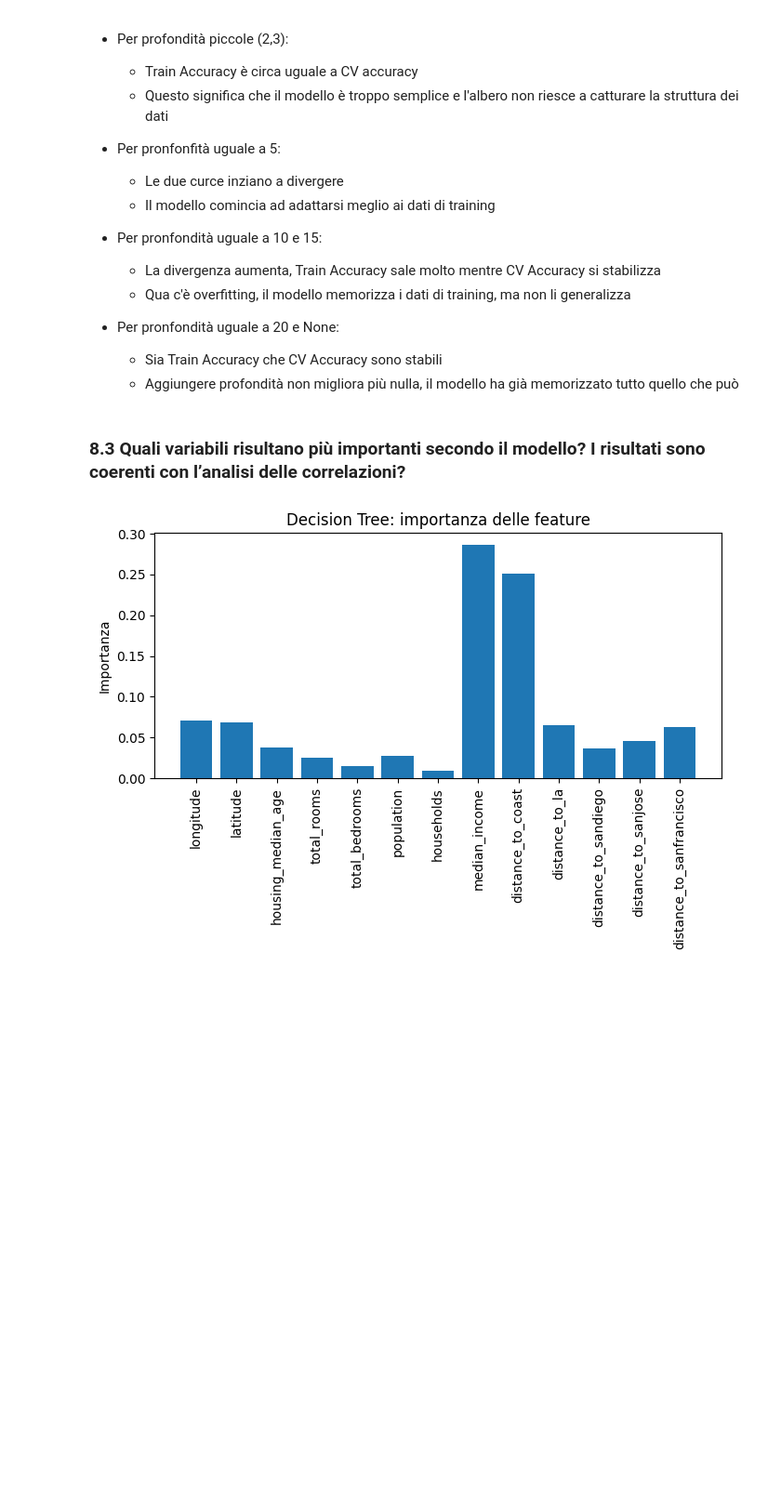
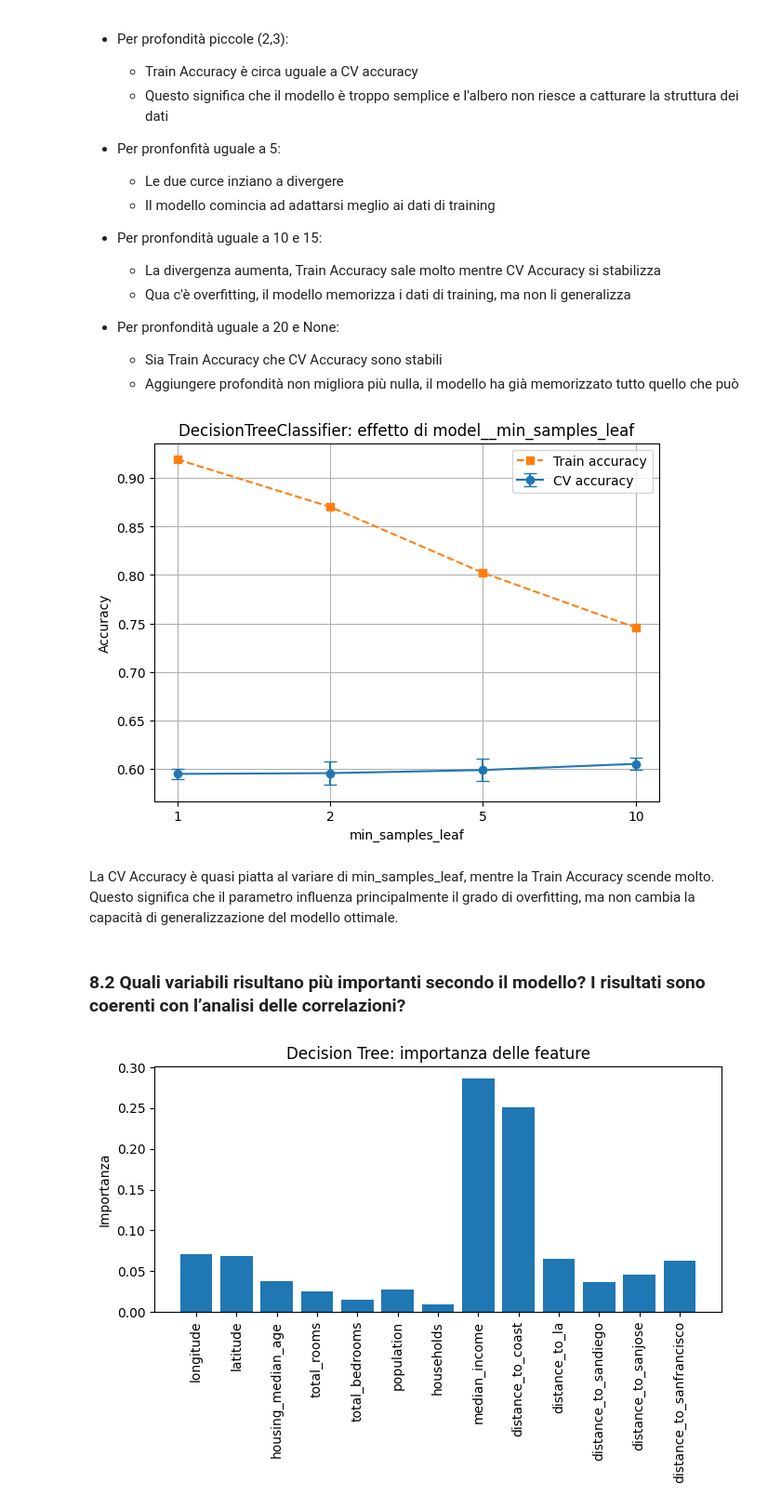
Before and after one commit to iamgiu/Introduzione-al-Data-Science, a Jupyter notebook: Progetto/S6537533_notebook.ipynb, the cells around one changed output. Shown at 93% size. Saved outputs shown, nothing was run; the diff lists cells and outputs as text; code cells hidden in the pictures; blank space fills up the shorter version.

```diff
--- a/Progetto/S6537533_notebook.ipynb
+++ b/Progetto/S6537533_notebook.ipynb
@@ -742,8 +742,44 @@ plt.show()
 - Per pronfondità uguale a 20 e None:
     - Sia Train Accuracy che CV Accuracy sono stabili
     - Aggiungere profondità non migliora più nulla, il modello ha già memorizzato tutto quello che può
+# %%
+tree_results = tree_grid.cv_results_
+
+depths = tree_param_grid["model__min_samples_leaf"]
+depth_labels = [str(d) for d in depths]
+
+means_test = []
+means_train = []
+stds = []
+
+for depth in depths:
+    for p, mean_test, mean_train, std in zip(
+        tree_results["params"],
+        tree_results["mean_test_score"],
+        tree_results["mean_train_score"],
+        tree_results["std_test_score"],
+    ):
+        if p["model__min_samples_leaf"] == depth and p["model__max_depth"] == 15:
+            means_test.append(mean_test)
+            means_train.append(mean_train)
+            stds.append(std)
+            break
+
+plt.figure(figsize=(7, 5))
+plt.errorbar(depth_labels, means_test, yerr=stds, marker="o", capsize=5, label="CV accuracy")
+plt.plot(depth_labels, means_train, marker="s", linestyle="--", label="Train accuracy")
+plt.xlabel("min_samples_leaf")
+plt.ylabel("Accuracy")
+plt.title("DecisionTreeClassifier: effetto di model__min_samples_leaf")
+plt.legend()
+plt.grid(True)
+plt.show()
+# %% [output]
+[figure, added]
+# %% [markdown]
+La CV Accuracy è quasi piatta al variare di min_samples_leaf, mentre la Train Accuracy scende molto. Questo significa che il parametro influenza principalmente il grado di overfitting, ma non cambia la capacità di generalizzazione del modello ottimale.
 # %% [markdown]
-### 8.3 Quali variabili risultano più importanti secondo il modello? I risultati sono coerenti con l’analisi delle correlazioni?
+### 8.2 Quali variabili risultano più importanti secondo il modello? I risultati sono coerenti con l’analisi delle correlazioni?
 # %%
 best_tree = tree_grid.best_estimator_.named_steps["model"]
 
```
Also changed, not shown: parts of 5 cells of this notebook.
